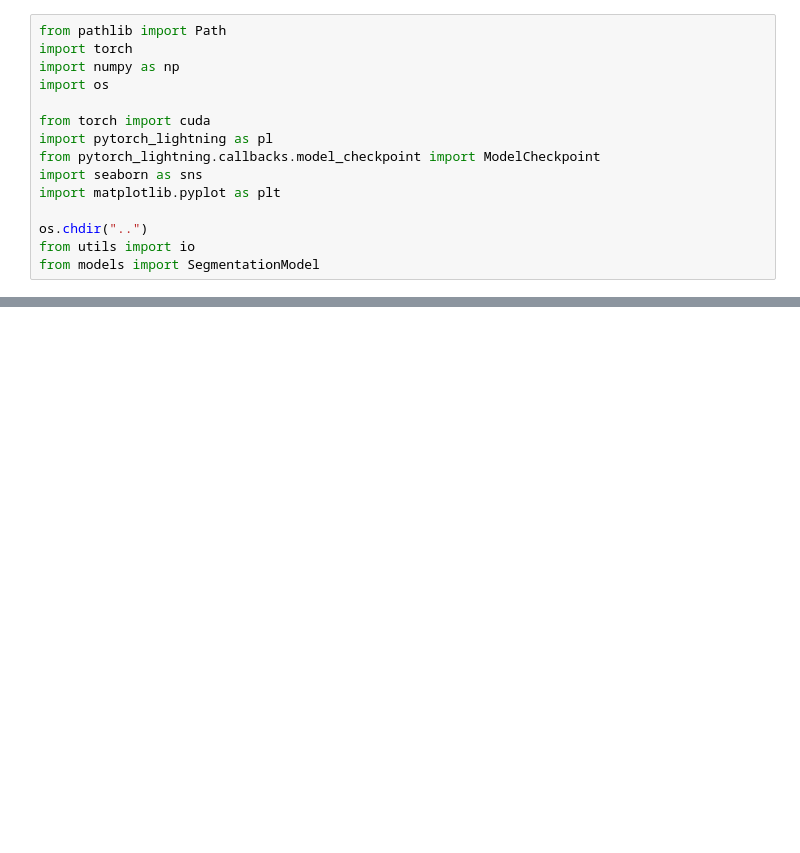
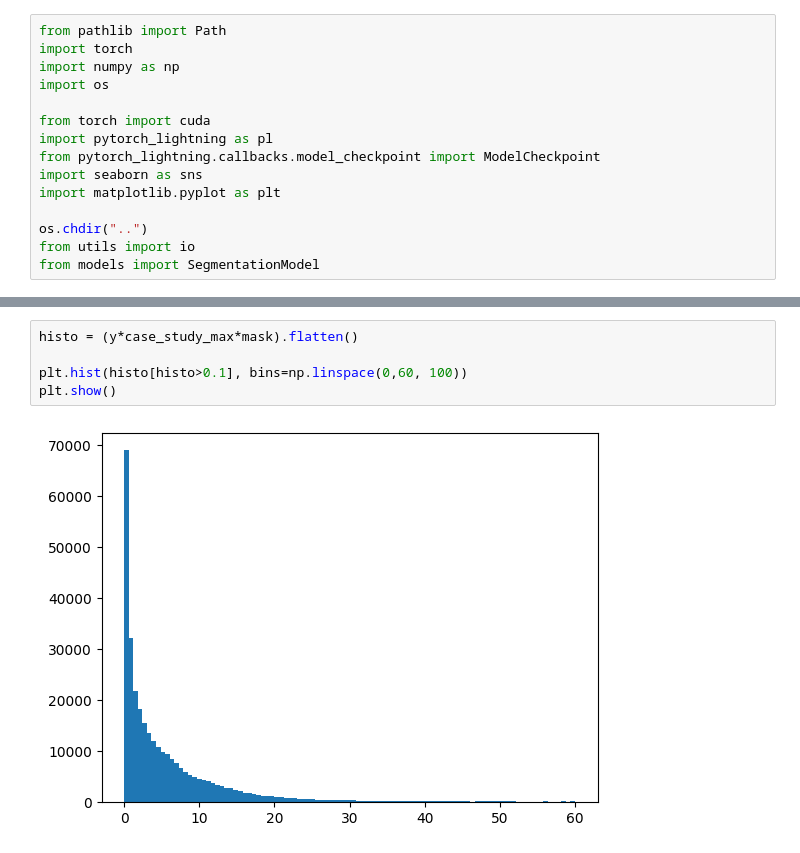
Before and after one commit to simone7monaco/rainfall-prediction, a Jupyter notebook: notebooks/test_model.ipynb, the cells around one changed output, grey strips where cells are left out. Cells and saved outputs as stored; diff of their text form; blank space fills up the shorter version.

```diff
--- a/notebooks/test_model.ipynb
+++ b/notebooks/test_model.ipynb
@@ -64,0 +87,7 @@ mask.sum()
+# %%
+histo = (y*case_study_max*mask).flatten()
+
+plt.hist(histo[histo>0.1], bins=np.linspace(0,60, 100))
+plt.show()
+# %% [output]
+[figure, added]
```
Also changed, not shown: parts of 20 cells of this notebook, 1 other file.
